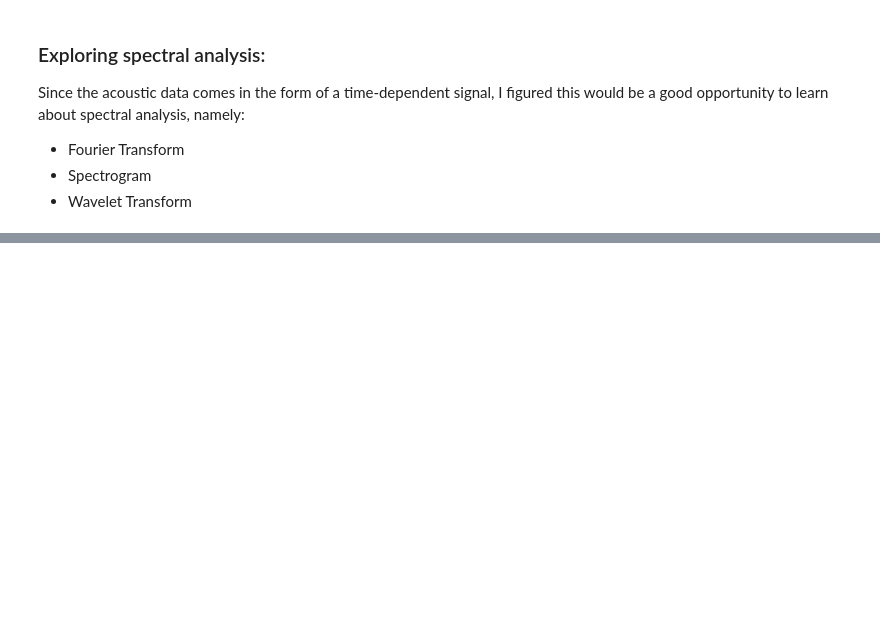
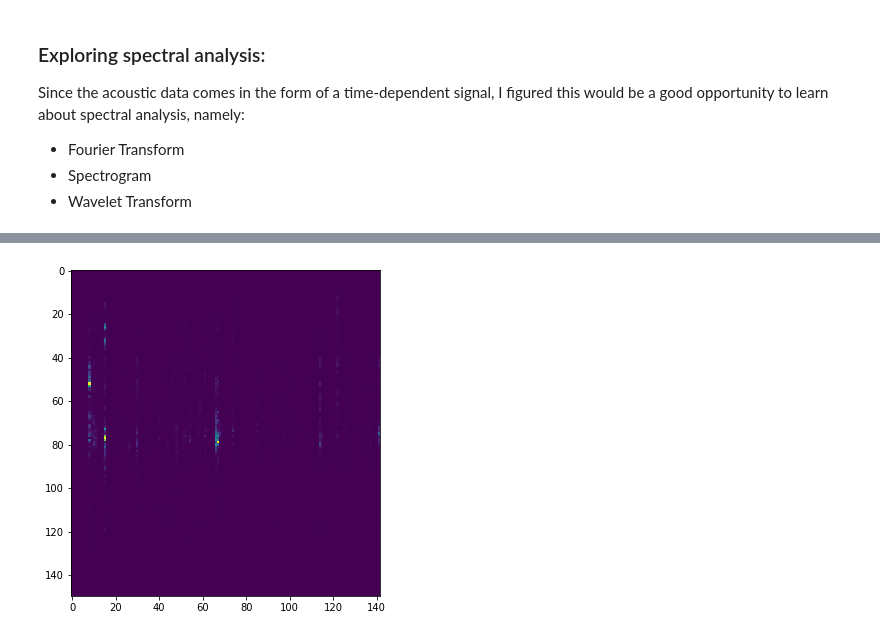
Before and after one commit to martin-chobanyan/lanl_earthquake, a Jupyter notebook: my_approach.ipynb, the cells around one changed output, grey strips where cells are left out. Saved outputs shown, nothing was run; the diff lists cells and outputs as text; code cells hidden in the pictures; blank space fills up the shorter version.

Commit message:
finished my_approach notebook

```diff
--- a/my_approach.ipynb
+++ b/my_approach.ipynb
@@ -197,0 +166,10 @@ plt.show()
+# %%
+# an example of a spectrogram on the acoustic sample where every 1200 points are binnned
+# notice that the green/yellow (high power) frequencies in the spectrogram roughly correspond where the main spikes
+# occur in the acoustic sample (refer to the 13th notebook cell above)
+_, _, sp = create_spectrogram(acoustic_sample, window_size=1200)
+fig, ax = plt.subplots(figsize=(6, 6))
+plt.imshow(sp)
+plt.show()
+# %% [output]
+[figure, added]
```
Also changed, not shown: parts of 24 cells of this notebook.
